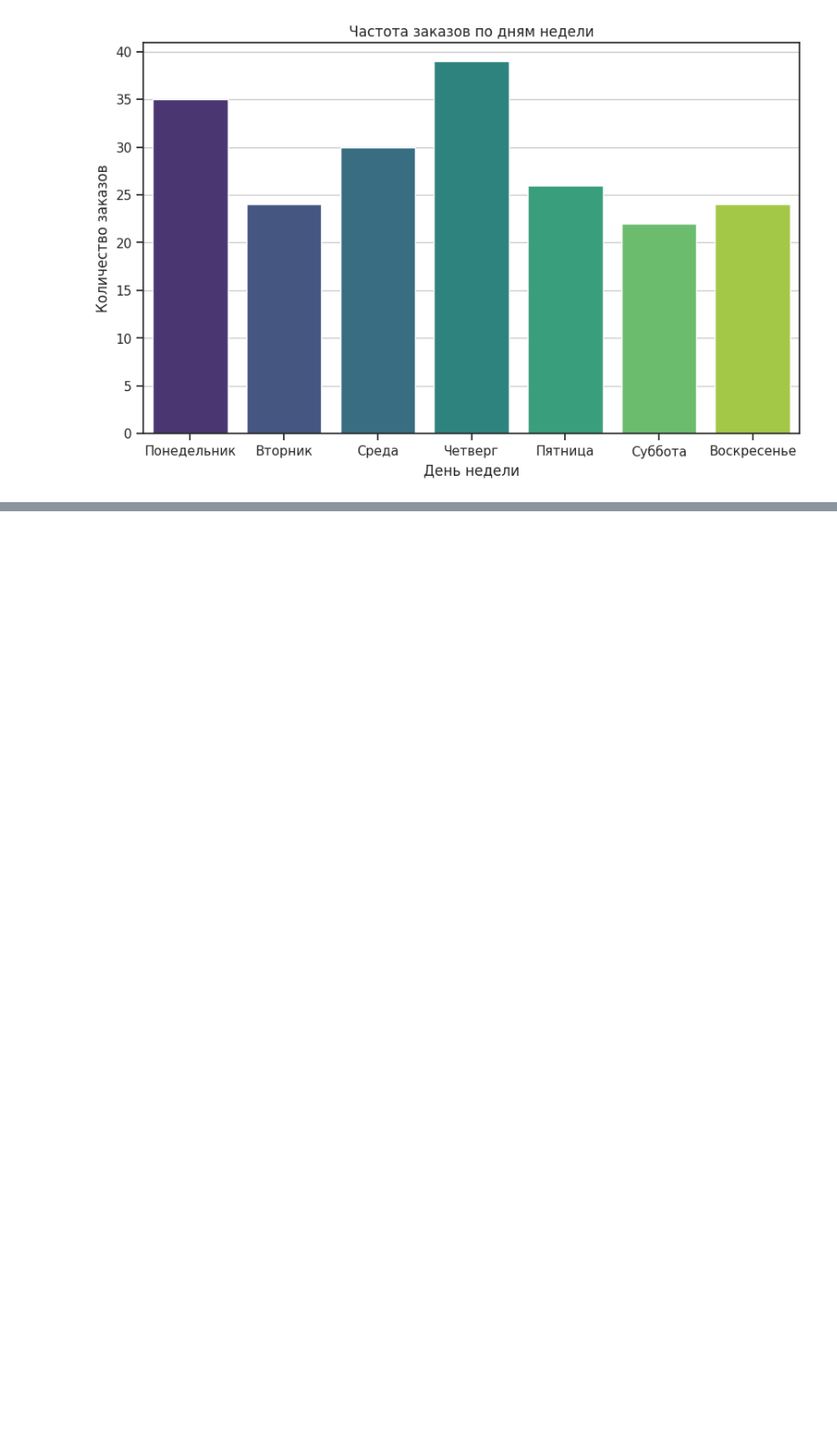
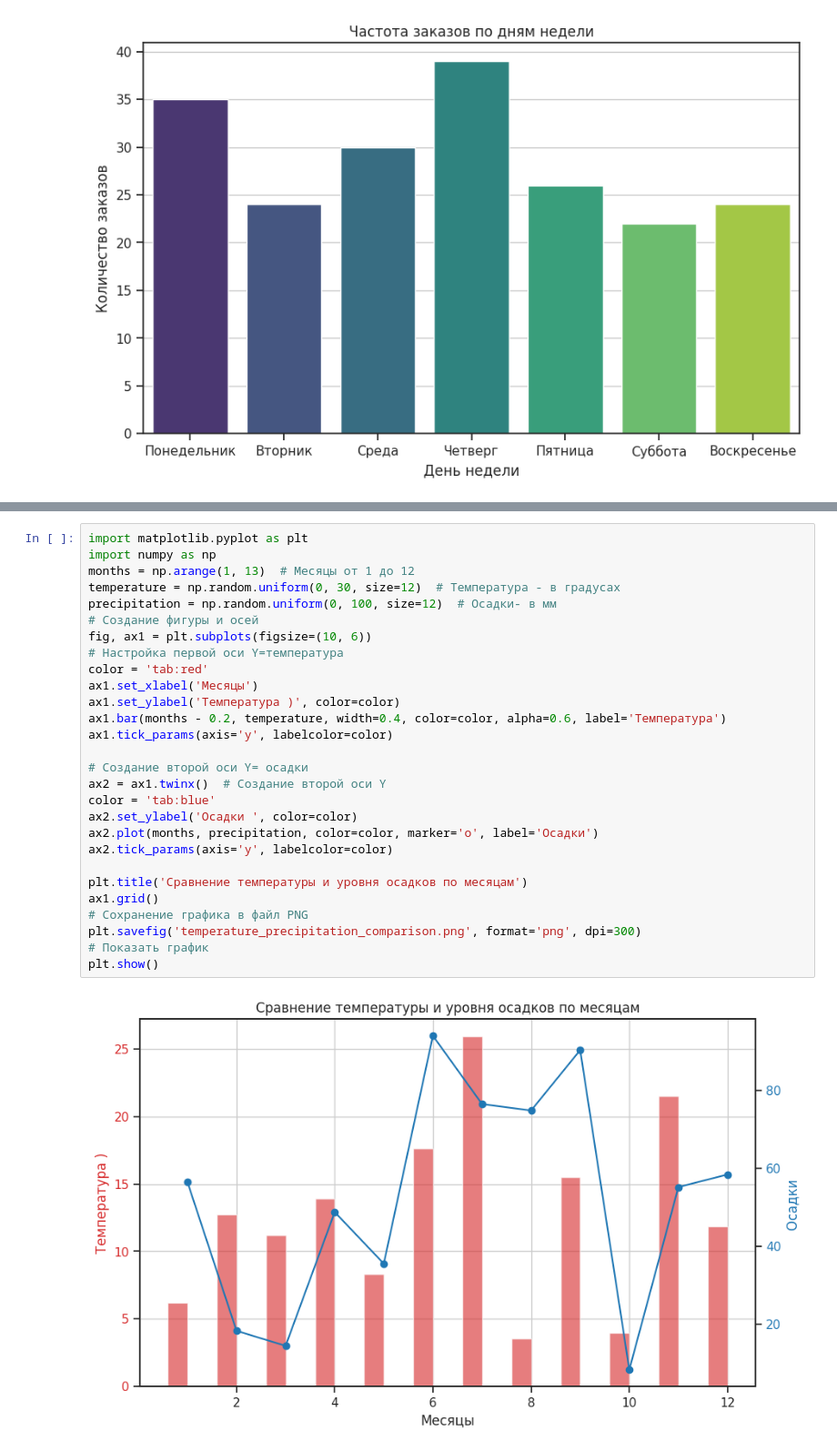
Before and after one commit to Daarlens/ProBook, a Jupyter notebook: Библиотека_Seaborn.ipynb, the cells around one changed output, grey strips where cells are left out. Shown at 91% size. Saved outputs shown, nothing was run; the diff lists cells and outputs as text; blank space fills up the shorter version.

```diff
--- a/Библиотека_Seaborn.ipynb
+++ b/Библиотека_Seaborn.ipynb
@@ -1257,0 +1246,30 @@ plt.show()
+# %%
+import matplotlib.pyplot as plt
+import numpy as np
+months = np.arange(1, 13)  # Месяцы от 1 до 12
+temperature = np.random.uniform(0, 30, size=12)  # Температура - в градусах
+precipitation = np.random.uniform(0, 100, size=12)  # Осадки- в мм
+# Создание фигуры и осей
+fig, ax1 = plt.subplots(figsize=(10, 6))
+# Настройка первой оси Y=температура
+color = 'tab:red'
+ax1.set_xlabel('Месяцы')
+ax1.set_ylabel('Температура )', color=color)
+ax1.bar(months - 0.2, temperature, width=0.4, color=color, alpha=0.6, label='Температура')
+ax1.tick_params(axis='y', labelcolor=color)
+
+# Создание второй оси Y= осадки
+ax2 = ax1.twinx()  # Создание второй оси Y
+color = 'tab:blue'
+ax2.set_ylabel('Осадки ', color=color)
+ax2.plot(months, precipitation, color=color, marker='o', label='Осадки')
+ax2.tick_params(axis='y', labelcolor=color)
+
+plt.title('Сравнение температуры и уровня осадков по месяцам')
+ax1.grid()
+# Сохранение графика в файл PNG
+plt.savefig('temperature_precipitation_comparison.png', format='png', dpi=300)
+# Показать график
+plt.show()
+# %% [output]
+[figure, added]
```
Also changed, not shown: parts of 16 cells of this notebook.
